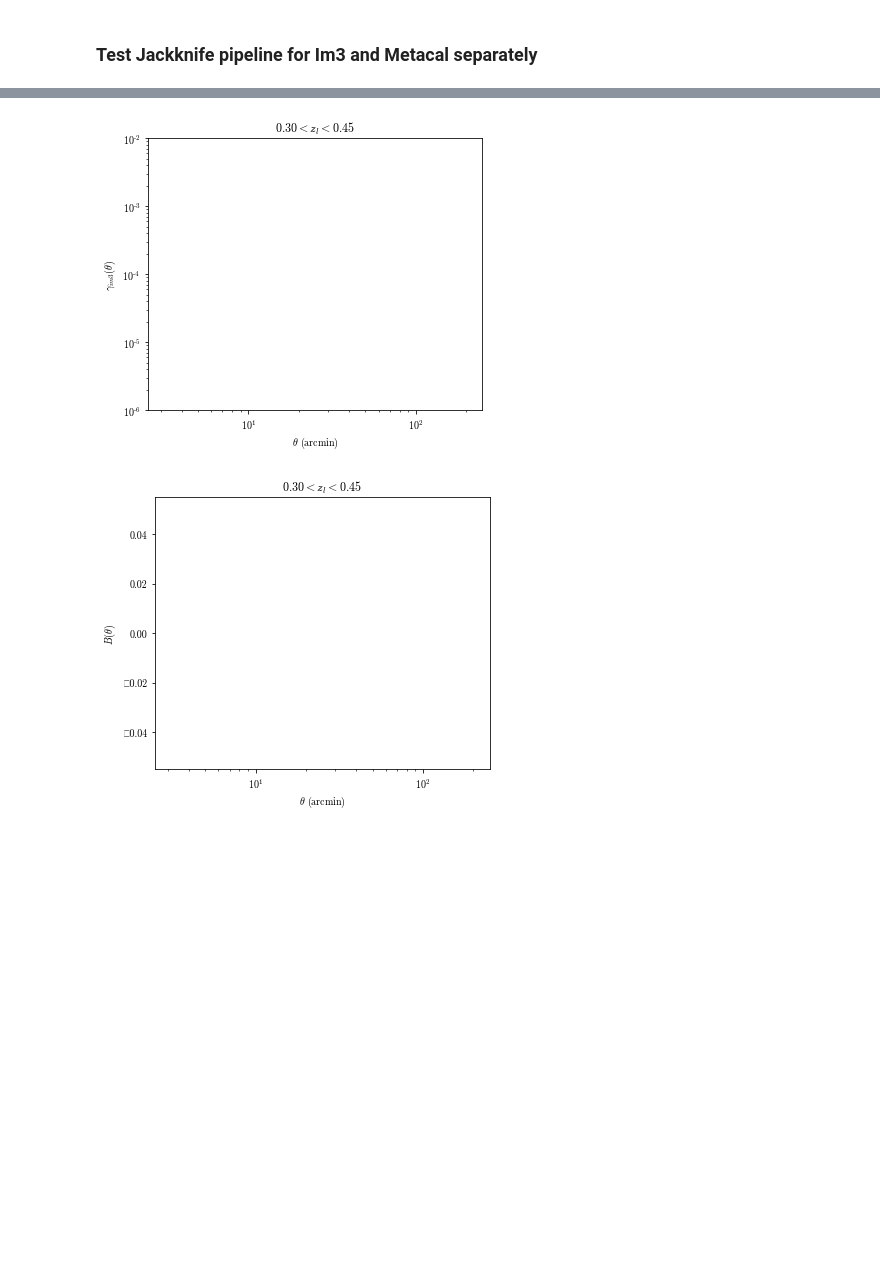
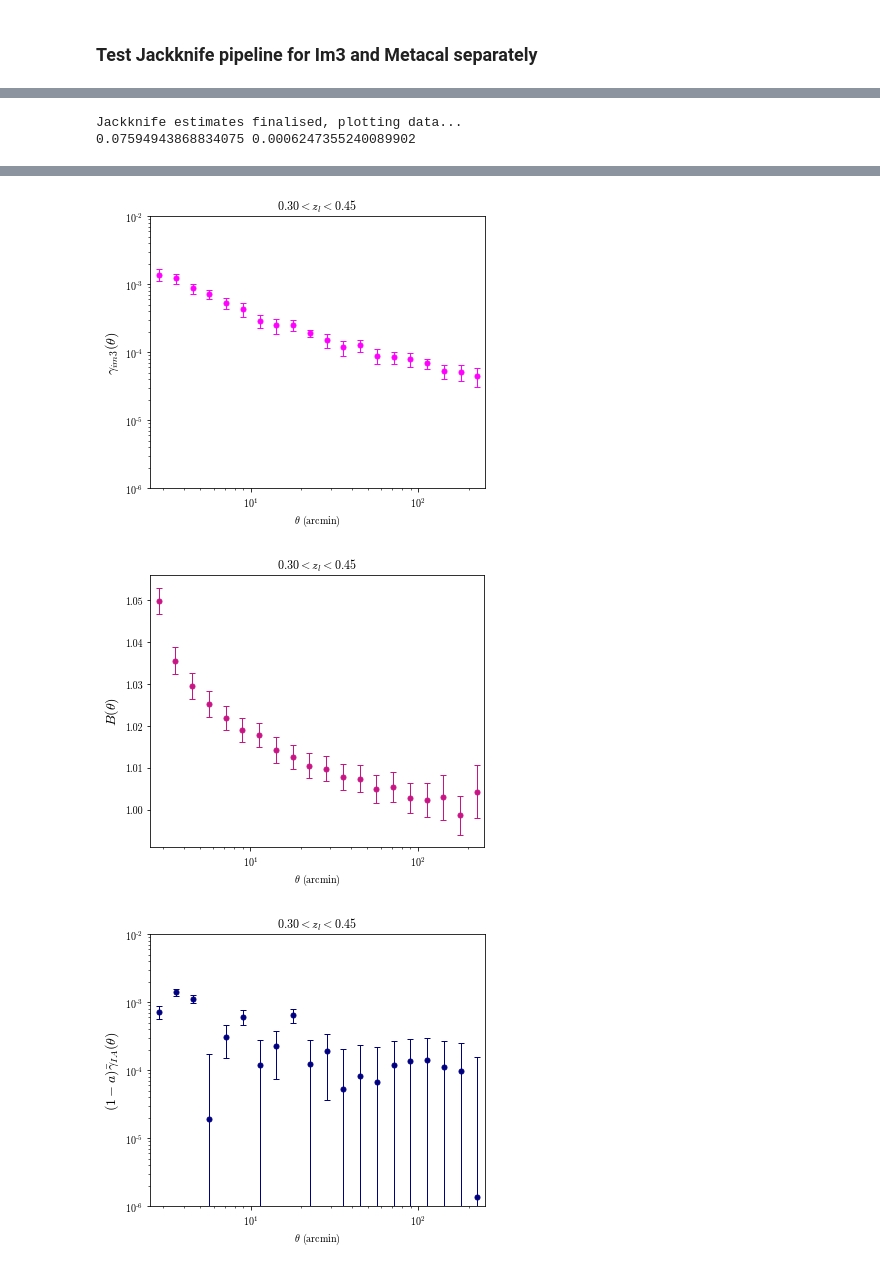
Before and after one commit to CMacM/IA-multiple-shear-estimates, a Jupyter notebook: IA_Measurements.ipynb, the cells around one changed output, grey strips where cells are left out. Cells and saved outputs as stored; diff of their text form; code cells hidden in the pictures; blank space fills up the shorter version.

Commit message:
Rebuilt IA jackknife from ground up

```diff
--- a/IA_Measurements.ipynb
+++ b/IA_Measurements.ipynb
@@ -24,9 +24,9 @@ theta_max=250
 ### Set paths to required files
 # %%
 # paths to required files
-data_dir = '/home/b7009348/projects/WGL_Project/DES-data/'
+data_dir = '/home/b7009348/WGL_project/DES-data/'
 lens_file = 'DES_Y1A1_Lenses_z=0.3-0.45.fits'
-source_Zs = 'y1a1-gold-mof-badregion_BPZ.fits'
+source_Zs = 'mof_BPZ_(stacking).fits'
 im3_file = 'y1_im3_shapes_matched.fits'
 mcal_file = 'y1_mcal_shapes_matched.fits'
 # %% [markdown]
@@ -518,10 +518,11 @@ plt.savefig('IA_snr.png', dpi=300)
 ### Test Jackknife pipeline for Im3 and Metacal separately
 # %%
 mcal_patches = np.zeros([npatches, nbins])
-theta_patches = np.zeros_like(gammat_patches)
+theta_patches = np.zeros_like(mcal_patches)
 im3_patches = np.zeros_like(mcal_patches)
 boost_patches = np.zeros_like(mcal_patches)
 F_patches = np.zeros([npatches])
+IA_patches = np.zeros_like(mcal_patches)
 
 # read in lens data and create treecorr catalogue object to store
 with fits.open(data_dir+lens_file) as hdu:
@@ -600,7 +601,7 @@ for i in range(npatches):
     cat_im3 = treecorr.Catalog(ra=ra_s, dec=dec_s, ra_units='deg', dec_units='deg', r=im3_zmc, g1=e1, g2=e2, w=w, patch_centers=cat_l.patch_centers)
     cat_k = treecorr.Catalog(ra=ra_s, dec=dec_s, ra_units='deg', dec_units='deg', k=sens, w=w, patch_centers=cat_l.patch_centers)
 
-    del im3_ID, ra_s, dec_s, e1, e2, sens, w, im3_zmc
+    del ra_s, dec_s, e1, e2, sens, w, im3_zmc
 
     print('ALL CATALOGUES READY')
 
@@ -638,7 +639,7 @@ for i in range(npatches):
     print('Number of sources in patch: %f' %jk_mcal.nobj)
     print('Total number of sources: %f' %cat_mcal.nobj)
 
-    del l_indexes, r_indexes, mcal_indexes, cat_mcal, cat_r
+    del l_indexes, r_indexes, mcal_indexes, cat_mcal, cat_r, cat_im3, cat_k
 
     mcal_patches[i,:], theta_patches[i,:] = mcal_tangential_shear(cat_l=jk_l, cat_s=jk_mcal, cat_r=jk_r, nbins=nbins, R=R)
 
@@ -656,6 +657,8 @@ for i in range(npatches):
 
     print('F calculation complete...')
 
+    IA_patches[i,:] = (im3_patches[i,:] - mcal_patches[i,:]) / (boost_patches[i,:] - 1.0 + F_patches[i])
+
     end = time.time()
     diff = end-start
 
@@ -672,57 +796,93 @@ im3_jk = np.zeros([nbins])
 im3_var = np.zeros([nbins])
 boost_jk = np.zeros([nbins])
 boost_var = np.zeros([nbins])
+IA_jk = np.zeros([nbins])
 for i in range(nbins):
 
+    #calculate mcal tang. shear from jackknife estimates
     patch = mcal_patches[:,i]
     mcal_jk[i] = 1.0/npatches * np.sum(patch)
 
-    # each row of GammaT_patches corresponds to an x_i estimate
-    mcal_var[i] = (npatches-1.0)/npatches * np.sum((patch - mcal_jk[i])**2) # sum over x_i - x
+    mcal_var[i] = (npatches-1.0)/npatches * np.sum((patch - mcal_jk[i])**2)
 
+    #calcuate theta values from jackknife
     mcal_theta[i] = 1.0/npatches * np.sum(theta_patches[:,i])
 
+    #calculate im3 tang. shear from jackknife estimates
     patch = im3_patches[:,i]
     im3_jk[i] = 1.0/npatches * np.sum(patch)
 
     im3_var[i] = (npatches-1.0)/npatches * np.sum((patch - im3_jk[i])**2)
 
+    #calculate boost values from jackknife estimates
     patch = boost_patches[:,i]
     boost_jk[i] = 1.0/npatches * np.sum(patch)
 
     boost_var[i] = (npatches-1.0)/npatches * np.sum((patch - boost_jk[i])**2)
 
+    #calculate IA signal from jackknife estimates
+    patch = IA_patches[:,i]
+    IA_jk[i] = 1.0/npatches * np.sum(patch)
+
+    IA_var = (npatches-1.0)/npatches * np.sum((patch - IA_signal[i])**2)
+
+#calculate F from IA estimates
+F = 1.0/npatches * np.sum(F_patches)
+F_var = (npatches-1.0)/npatches * np.sum((F_patches - F)**2)
+
+#finalise errors
 mcal_var = np.sqrt(mcal_var)
 im3_var = np.sqrt(im3_var)
+boost_var = np.sqrt(boost_var)
+F_var = np.sqrt(F_var)
+IA_var = np.sqrt(IA_var)
 
+print('Jackknife estimates finalised, plotting data...')
+
+#plot all contributing variabales and IA signal, as well as value of F + error
 plt.figure(figsize=[6,5])
-plt.errorbar(mcal_theta, mcal_jk, yerr=mcal_var, lw=0, marker='o', color='orange', markersize=5, elinewidth=1, capsize=3)
+plt.errorbar(theta, mcal_tang, yerr=mcal_var, lw=0, marker='o', color='orange', markersize=5, elinewidth=1, capsize=3)
 plt.yscale('log')
 plt.xscale('log')
 plt.ylim([1e-6, 1e-2])
 plt.xlim([2.5,250])
 plt.xlabel(r'$\theta$ (arcmin)')
-plt.ylabel(r'$\gamma_{mcal}(\theta)$')
+plt.ylabel(r'$\gamma_{mcal}(\theta)$', fontsize=14)
 plt.title(r'$0.30<z_{l}<0.45$')
 plt.savefig('mcal_jackknife_matched_zl=0.3-0.45.png', dpi=300)
 
 plt.figure(figsize=[6,5])
-plt.errorbar(mcal_theta, im3_jk, yerr=im3_var, lw=0, marker='o', color='magenta', markersize=5, elinewidth=1, capsize=3)
+plt.errorbar(theta, im3_tang, yerr=im3_var, lw=0, marker='o', color='magenta', markersize=5, elinewidth=1, capsize=3)
 plt.yscale('log')
 plt.xscale('log')
 plt.ylim([1e-6, 1e-2])
 plt.xlim([2.5,250])
 plt.xlabel(r'$\theta$ (arcmin)')
-plt.ylabel(r'$\gamma_{im3}(\theta)$')
+plt.ylabel(r'$\gamma_{im3}(\theta)$', fontsize=14)
 plt.title(r'$0.30<z_{l}<0.45$')
 plt.savefig('im3_jackknife_matched_zl=0.3-0.45.png', dpi=300)
 
 plt.figure(figsize=[6,5])
-plt.errorbar(mcal_theta, boost_jk, yerr=boost_var, lw=0, marker='o', color='magenta', markersize=5, elinewidth=1, capsize=3)
+plt.errorbar(theta, boost, yerr=boost_var, lw=0, marker='o', color='mediumvioletred', markersize=5, elinewidth=1, capsize=3)
 plt.xscale('log')
 plt.xlim([2.5,250])
 plt.xlabel(r'$\theta$ (arcmin)')
-plt.ylabel(r'$B(\theta)$')
+plt.ylabel(r'$B(\theta)$', fontsize=14)
 plt.title(r'$0.30<z_{l}<0.45$')
 plt.savefig('boost_jackknife_matched_zl=0.3-0.45.png', dpi=300)
+
+plt.figure(figsize=[6,5])
+plt.errorbar(theta, IA_signal, yerr=IA_var, lw=0, marker='o', color='navy', markersize=5, elinewidth=1, capsize=3)
+plt.yscale('log')
+plt.xscale('log')
+plt.ylim([1e-6, 1e-2])
+plt.xlim([2.5,250])
+plt.xlabel(r'$\theta$ (arcmin)')
+plt.ylabel(r'$(1-a)\bar{\gamma}_{IA}(\theta)$', fontsize=14)
+plt.title(r'$0.30<z_{l}<0.45$')
+plt.savefig('IA_jackknife_matched_zl=0.3-0.45.png', dpi=300)
+
+print(F, F_var)
 # %% [output]
+Jackknife estimates finalised, plotting data...
+0.07594943868834075 0.0006247355240089902
@@ -730,2 +890,3 @@ plt.savefig('boost_jackknife_matched_zl=0.3-0.45.png', dpi=300)
-[figure, old version]
+[figure, new version]
-[figure, old version]
+[figure, new version]
+[figure, added]
```
Also changed, not shown: parts of 4 cells of this notebook, 1 other file.
